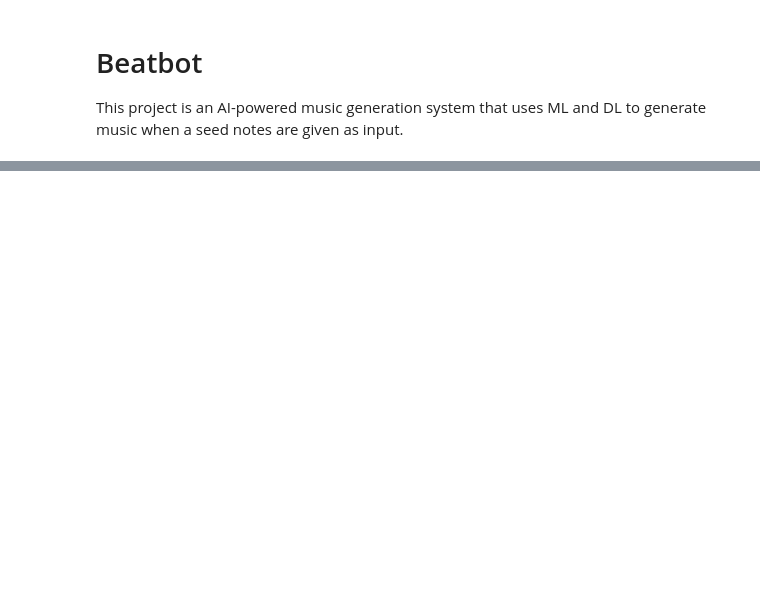
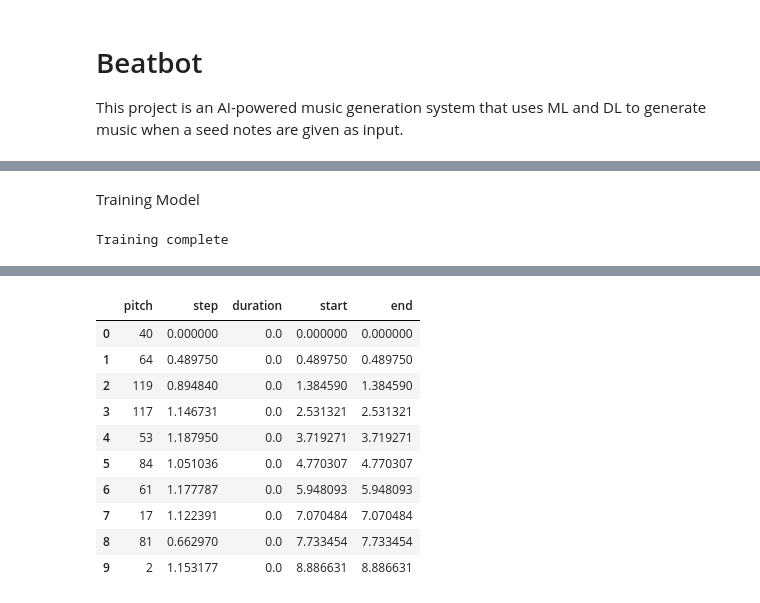
Before and after one commit to jitinchekka/vashisht_hackathon_23, a Jupyter notebook: main.ipynb, the cells around one changed output, grey strips where cells are left out. Saved outputs shown, nothing was run; the diff lists cells and outputs as text; code cells hidden in the pictures; blank space fills up the shorter version.

```diff
--- a/main.ipynb
+++ b/main.ipynb
@@ -14,0 +177,5 @@ pip install
+# %%
+def mse(y_true: tf.Tensor, y_pred: tf.Tensor):
+  mser = (y_true - y_pred) ** 2
+  positive_pressure = 10 * tf.maximum(-y_pred, 0.0)
+  return tf.reduce_mean(mser + positive_pressure)
@@ -14,0 +219,58 @@ pip install
+# %% [markdown]
+Training Model
+# %%
+callbacks = [
+    tf.keras.callbacks.ModelCheckpoint(
+        filepath='./training_checkpoints/ckpt_{epoch}',
+        save_weights_only=True),
+    tf.keras.callbacks.EarlyStopping(
+        monitor='loss',
+        patience=5,
+        verbose=1,
+        restore_best_weights=True),
+]
+epochs = 50
+history = model.fit(sequences, epochs=epochs, callbacks=callbacks)
+# %% [output]
+Training complete
+# %%
+def predict_next_note(notes: np.ndarray, keras_model: tf.keras.Model, temperature: float = 1.0) -> int:
+  assert temperature > 0
+  # Add batch dimension
+  inputs = tf.expand_dims(notes, 0)
+  predictions = model.predict(inputs)
+  pitch_logits = predictions['pitch']
+  step = predictions['step']
+  duration = predictions['duration']
+  pitch_logits /= temperature
+  pitch = tf.random.categorical(pitch_logits, num_samples=1)
+  pitch = tf.squeeze(pitch, axis=-1)
+  duration = tf.squeeze(duration, axis=-1)
+  step = tf.squeeze(step, axis=-1)
+  # `step` and `duration` values should be non-negative
+  step = tf.maximum(0, step)
+  duration = tf.maximum(0, duration)
+  return int(pitch), float(step), float(duration)
+# %%
+temperature = 2.0
+num_predictions = 120
+sample_notes = np.stack([music_df[key] for key in key_order], axis=1)
+# The initial sequence of notes; pitch is normalized similar to training
+# sequences
+input_notes = (
+    sample_notes[:seq_length] / np.array([vocab_size, 1, 1]))
+generated_notes = []
+prev_start = 0
+for _ in range(num_predictions):
+  pitch, step, duration = predict_next_note(input_notes, model, temperature)
+  start = prev_start + step
+  end = start + duration
+  input_note = (pitch, step, duration)
+  generated_notes.append((*input_note, start, end))
+  input_notes = np.delete(input_notes, 0, axis=0)
+  input_notes = np.append(input_notes, np.expand_dims(input_note, 0), axis=0)
+  prev_start = start
+generated_notes = pd.DataFrame(
+    generated_notes, columns=(*key_order, 'start', 'end'))
+generated_notes.head(10)
+# %% [output]
@@ -14,0 +294,11 @@ pip install
+|  | pitch | step | duration | start | end |
+| 0 | 40 | 0.000000 | 0.0 | 0.000000 | 0.000000 |
+| 1 | 64 | 0.489750 | 0.0 | 0.489750 | 0.489750 |
+| 2 | 119 | 0.894840 | 0.0 | 1.384590 | 1.384590 |
+| 3 | 117 | 1.146731 | 0.0 | 2.531321 | 2.531321 |
+| 4 | 53 | 1.187950 | 0.0 | 3.719271 | 3.719271 |
+| 5 | 84 | 1.051036 | 0.0 | 4.770307 | 4.770307 |
+| 6 | 61 | 1.177787 | 0.0 | 5.948093 | 5.948093 |
+| 7 | 17 | 1.122391 | 0.0 | 7.070484 | 7.070484 |
+| 8 | 81 | 0.662970 | 0.0 | 7.733454 | 7.733454 |
+| 9 | 2 | 1.153177 | 0.0 | 8.886631 | 8.886631 |
```
Also changed, not shown: parts of 18 cells of this notebook.
